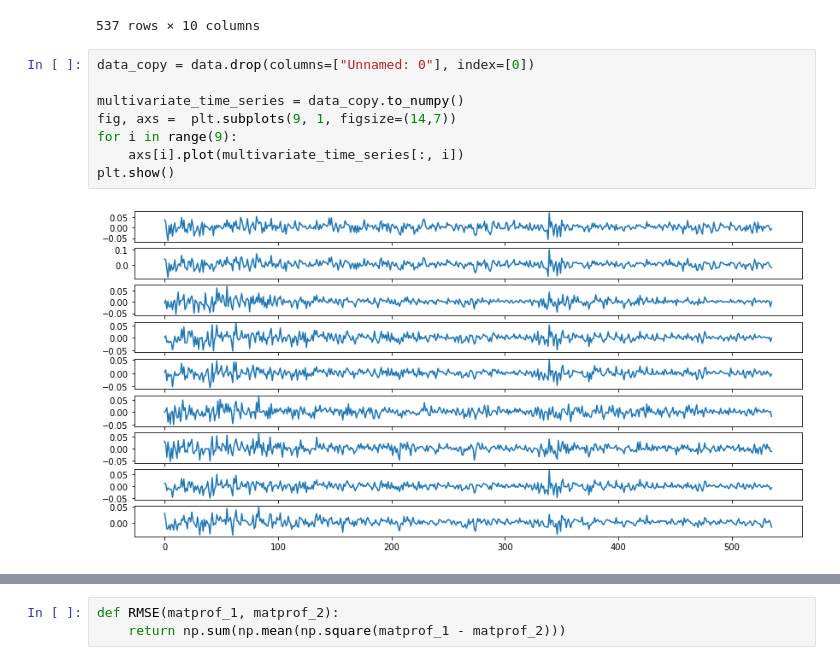
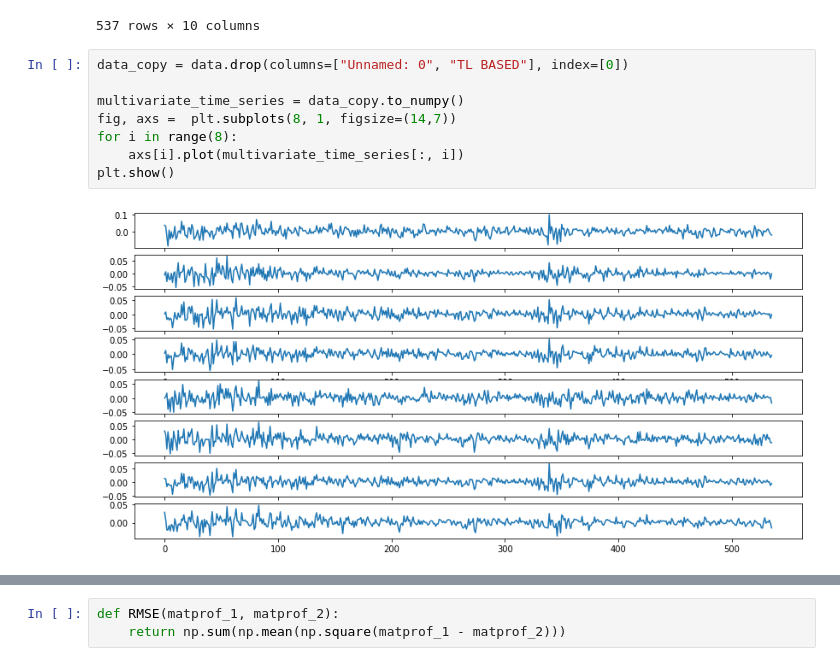
Before and after one commit to adriencances/TimeSeriesProject, a Jupyter notebook: mstamp/Untitled.ipynb, the cells around one changed output, grey strips where cells are left out. Cells and saved outputs as stored; diff of their text form.

```diff
--- a/mstamp/Untitled.ipynb
+++ b/mstamp/Untitled.ipynb
@@ -22,12 +22,12 @@ data
 | 536 | 2011-02-22 00:00:00 | -0.007246 | -0.019442 | 0 | -0.000473 | -0.002997 | -0.01792 | -0.012252 | -0.005465 | ... |
 537 rows × 10 columns
 # %%
-data_copy = data.drop(columns=["Unnamed: 0"], index=[0])
+data_copy = data.drop(columns=["Unnamed: 0", "TL BASED"], index=[0])
 
 multivariate_time_series = data_copy.to_numpy()
-fig, axs =  plt.subplots(9, 1, figsize=(14,7))
-for i in range(9):
+fig, axs =  plt.subplots(8, 1, figsize=(14,7))
+for i in range(8):
     axs[i].plot(multivariate_time_series[:, i])
 plt.show()
 # %% [output]
-[figure, old version]
+[figure, new version]
```
Also changed, not shown: parts of 3 cells of this notebook, 1 other file.
